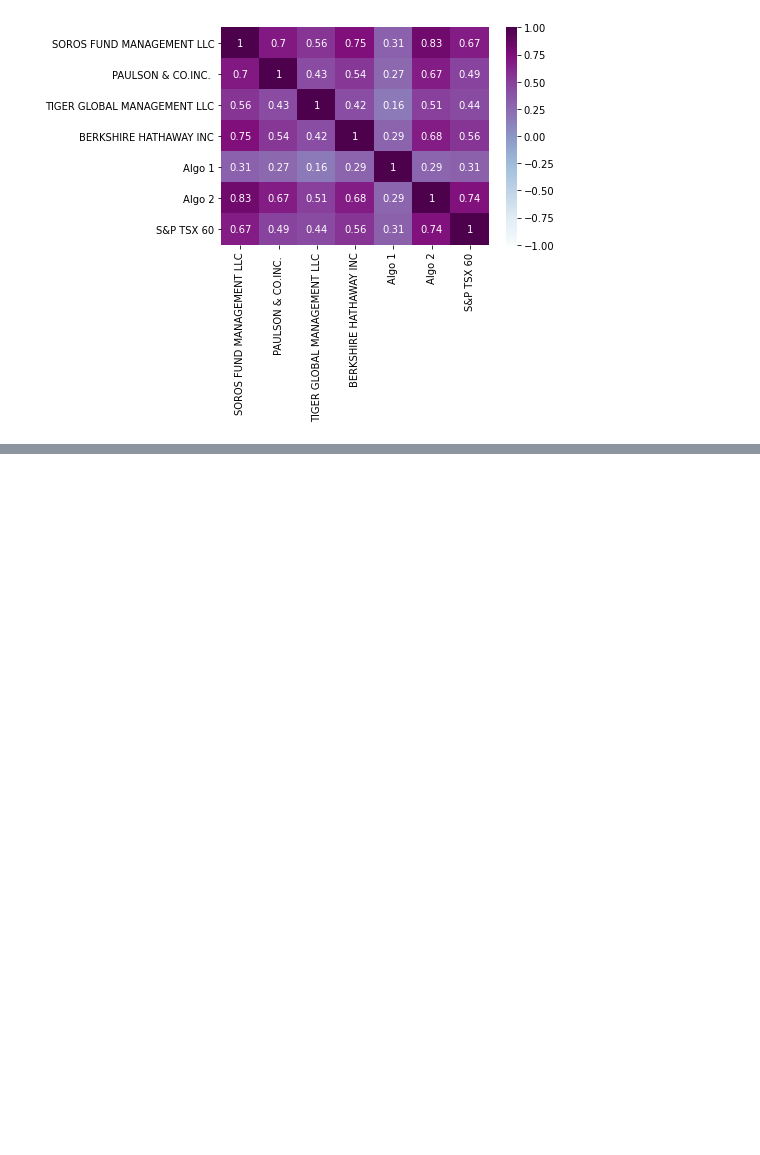
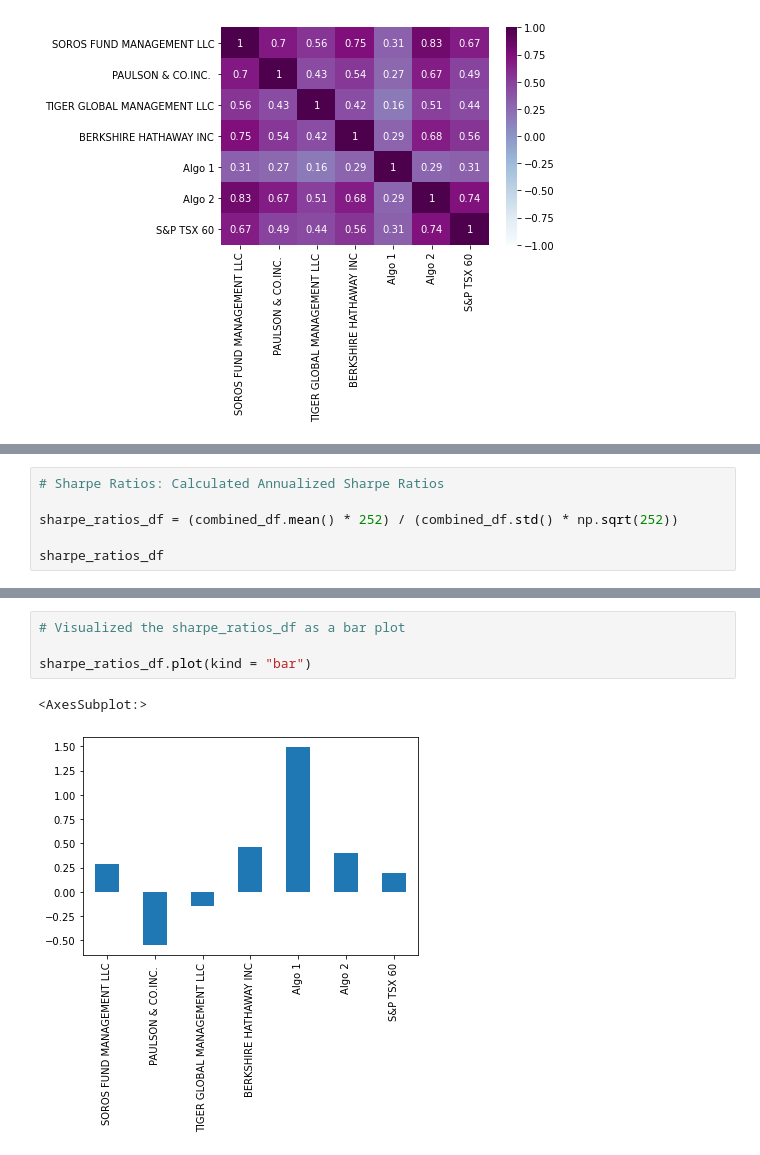
Before and after one commit to AdoboPeanuts/Pandas_Homework, a Jupyter notebook: Pandas/Pandas.ipynb, the cells around one changed output, grey strips where cells are left out. Saved outputs shown, nothing was run; the diff lists cells and outputs as text; blank space fills up the shorter version.

```diff
--- a/Pandas/Pandas.ipynb
+++ b/Pandas/Pandas.ipynb
@@ -504,0 +524,6 @@ sns.heatmap(correlation_df, vmin = -1, vmax = 1, annot=True, cmap="BuPu")
+# %%
+# Sharpe Ratios: Calculated Annualized Sharpe Ratios
+
+sharpe_ratios_df = (combined_df.mean() * 252) / (combined_df.std() * np.sqrt(252))
+
+sharpe_ratios_df
@@ -504,0 +539,7 @@ sns.heatmap(correlation_df, vmin = -1, vmax = 1, annot=True, cmap="BuPu")
+# %%
+# Visualized the sharpe_ratios_df as a bar plot
+
+sharpe_ratios_df.plot(kind = "bar")
+# %% [output]
+<AxesSubplot:>
+[figure, added]
```
Also changed, not shown: parts of 17 cells of this notebook.
